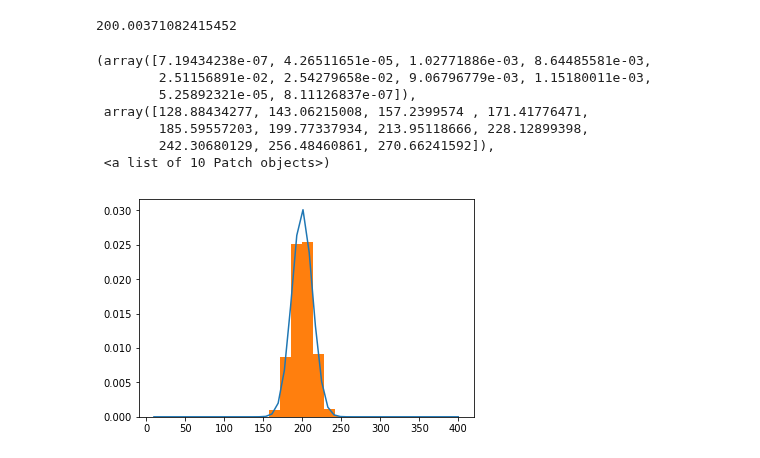
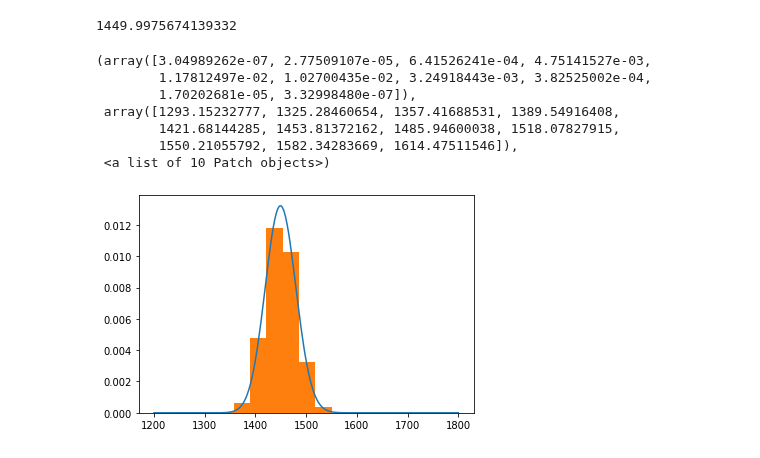
Before and after one commit to akumar01/uoicorr_analysis, a Jupyter notebook: notebooks/Theory/DChiSq.ipynb, the cells around one changed output. Cells and saved outputs as stored; diff of their text form; code cells hidden in the pictures.

```diff
--- a/notebooks/Theory/DChiSq.ipynb
+++ b/notebooks/Theory/DChiSq.ipynb
@@ -24,3 +19,3 @@ from scipy import stats
 # %%
-dx2 = DChiSq(0.25, 0.5, 1000, 100)
-p = dx2.nPDF(np.linspace(10, 400))
+dx2 = DChiSq(0.3, 0.1, 5000, 500)
+p = dx2.nPDF(np.linspace(1200, 1800, 200))
@@ -30,20 +27,20 @@ n_samples = int(1e7)
 samples = np.zeros(n_samples)
 for i in range(n_samples):
 
-    samples[i] = 0.25 * np.random.chisquare(1000) - 0.5 * np.random.chisquare(100)
+    samples[i] = 0.3 * np.random.chisquare(5000) - 0.1 * np.random.chisquare(500)
 # %%
 np.mean(samples)
 # %% [output]
-200.00371082415452
+1449.9975674139332
 # %%
-plt.plot(np.linspace(10, 400), p)
+plt.plot(np.linspace(1200, 1800, 200), p)
 plt.hist(samples, density=True)
 # %% [output]
-(array([7.19434238e-07, 4.26511651e-05, 1.02771886e-03, 8.64485581e-03,
-        2.51156891e-02, 2.54279658e-02, 9.06796779e-03, 1.15180011e-03,
-        5.25892321e-05, 8.11126837e-07]),
- array([128.88434277, 143.06215008, 157.2399574 , 171.41776471,
-        185.59557203, 199.77337934, 213.95118666, 228.12899398,
-        242.30680129, 256.48460861, 270.66241592]),
+(array([3.04989262e-07, 2.77509107e-05, 6.41526241e-04, 4.75141527e-03,
+        1.17812497e-02, 1.02700435e-02, 3.24918443e-03, 3.82525002e-04,
+        1.70202681e-05, 3.32998480e-07]),
+ array([1293.15232777, 1325.28460654, 1357.41688531, 1389.54916408,
+        1421.68144285, 1453.81372162, 1485.94600038, 1518.07827915,
+        1550.21055792, 1582.34283669, 1614.47511546]),
  <a list of 10 Patch objects>)
-[figure, old version]
+[figure, new version]
```
Also changed, not shown: parts of 8 cells of this notebook, 1 other file.
